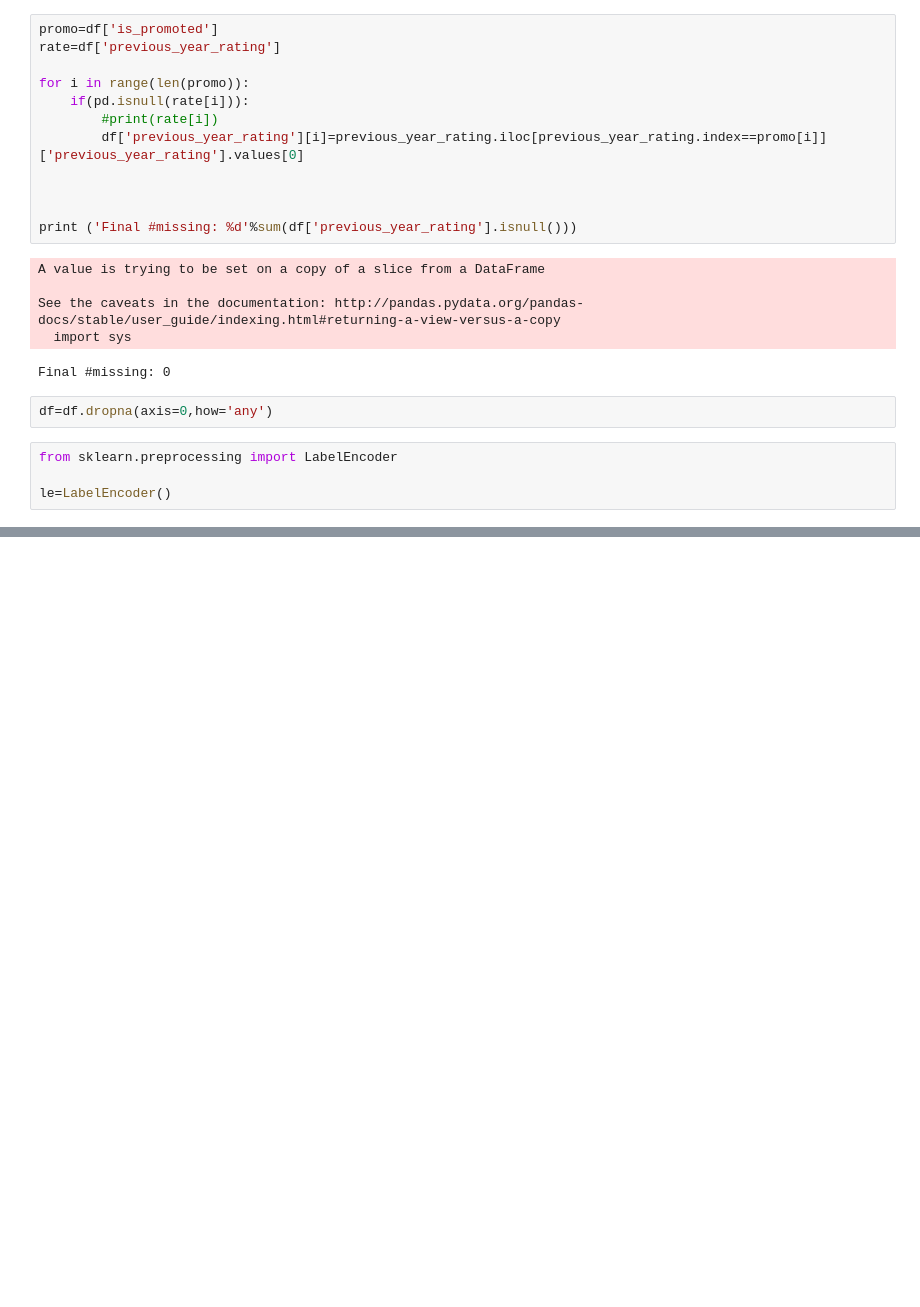
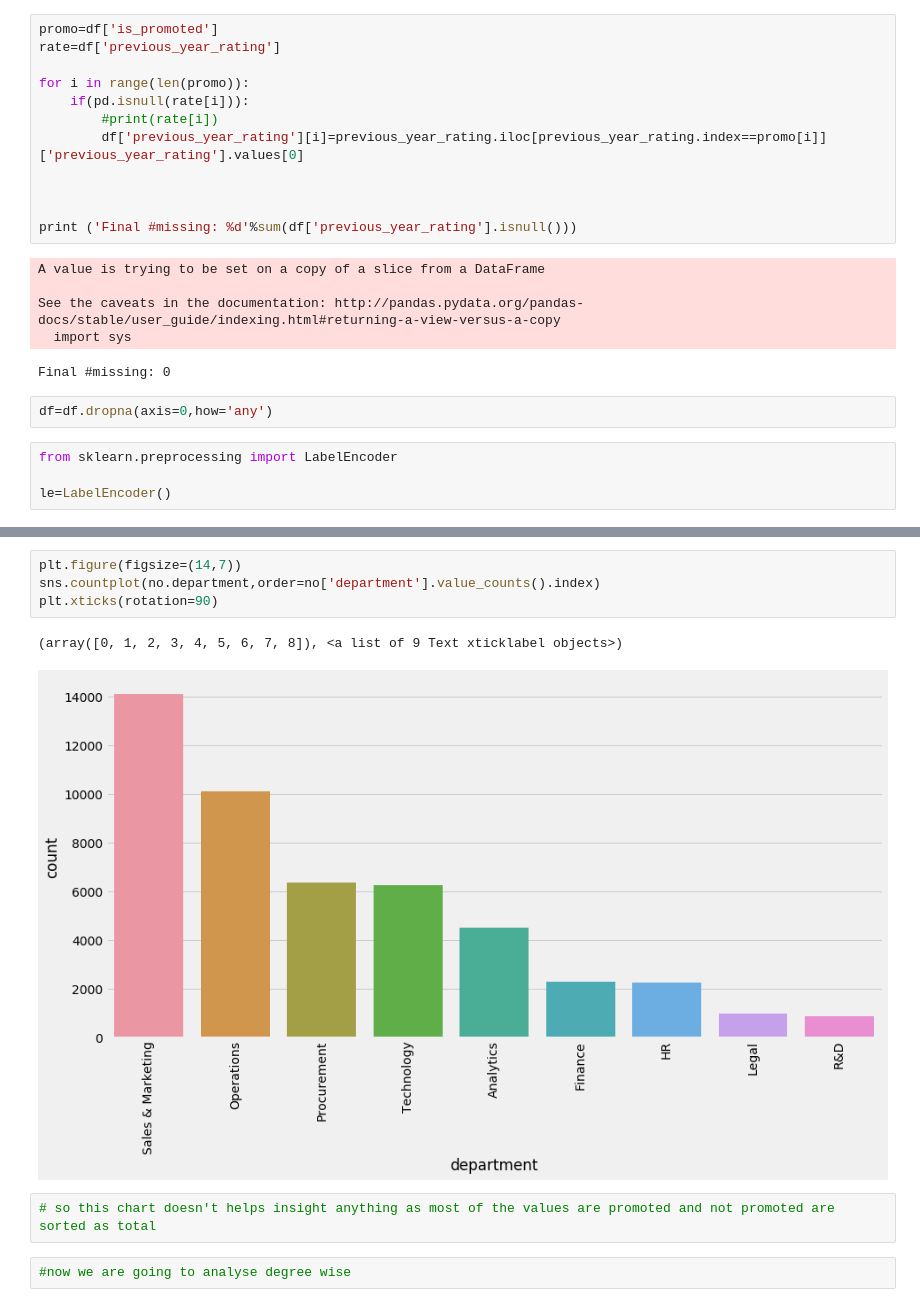
Before and after one commit to smituparmar/HR-analytics, a Jupyter notebook: HR_1.ipynb, the cells around one changed output, grey strips where cells are left out. Cells and saved outputs as stored; diff of their text form; blank space fills up the shorter version.

```diff
--- a/HR_1.ipynb
+++ b/HR_1.ipynb
@@ -212,0 +237,11 @@ df
+# %%
+plt.figure(figsize=(14,7))
+sns.countplot(no.department,order=no['department'].value_counts().index)
+plt.xticks(rotation=90)
+# %% [output]
+(array([0, 1, 2, 3, 4, 5, 6, 7, 8]), <a list of 9 Text xticklabel objects>)
+[figure, added]
+# %%
+# so this chart doesn't helps insight anything as most of the values are promoted and not promoted are sorted as total
+# %%
+#now we are going to analyse degree wise
```
Also changed, not shown: parts of 18 cells of this notebook.
